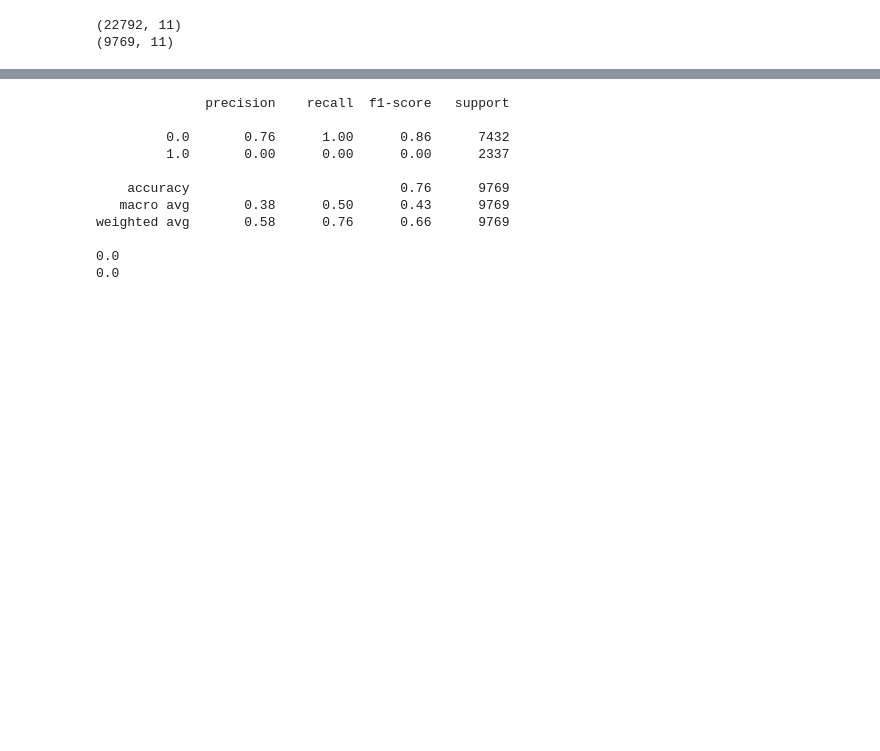
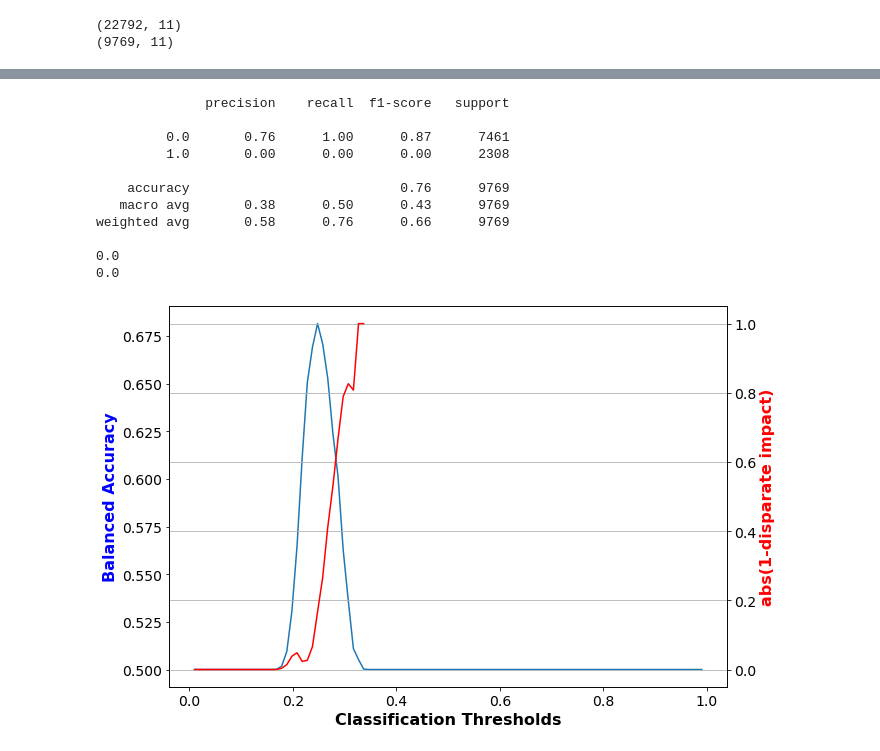
Before and after one commit to teamclouday/DataImputation, a Jupyter notebook: AIF360.ipynb, the cells around one changed output, grey strips where cells are left out. Saved outputs shown, nothing was run; the diff lists cells and outputs as text; code cells hidden in the pictures; blank space fills up the shorter version.

```diff
--- a/AIF360.ipynb
+++ b/AIF360.ipynb
@@ -134,7 +134,7 @@ data_imputed_test.features = scaler.transform(data_imputed_test.features)
 # %%
 TR = LFR(unprivileged_groups=unprivileged_groups,
          privileged_groups=privileged_groups,
-         k=10, Ax=0.1, Ay=1.0, Az=2.0,
+         k=10, Ax=0.01, Ay=1.0, Az=2.0,
          verbose=1
         )
 TR = TR.fit(data_imputed_train, maxiter=5000, maxfun=5000)
@@ -171,8 +171,8 @@ print(metric_imputed_transf_test.mean_difference())
 # %% [output]
               precision    recall  f1-score   support
 
-         0.0       0.76      1.00      0.86      7432
-         1.0       0.00      0.00      0.00      2337
+         0.0       0.76      1.00      0.87      7461
+         1.0       0.00      0.00      0.00      2308
 
     accuracy                           0.76      9769
    macro avg       0.38      0.50      0.43      9769
@@ -183,3 +242,7 @@ weighted avg       0.58      0.76      0.66      9769
+# %%
+draw(data_imputed_test, data_imputed_transf_test)
+# %% [output]
+[figure, added]
 # %%
 # compare with original dataset
 tmp_df = pd.concat([data.X, pd.DataFrame(data.y, columns=["_TARGET_"])], axis=1).copy()
```
Also changed, not shown: parts of 8 cells of this notebook.
